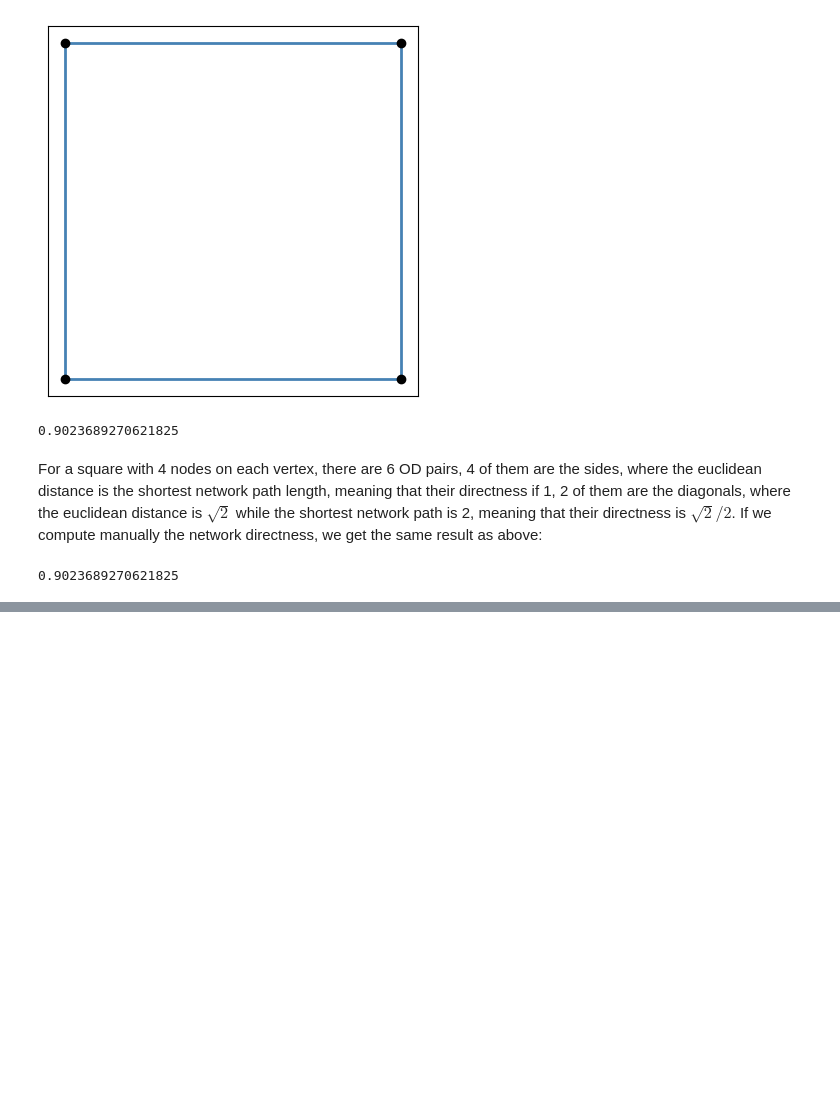
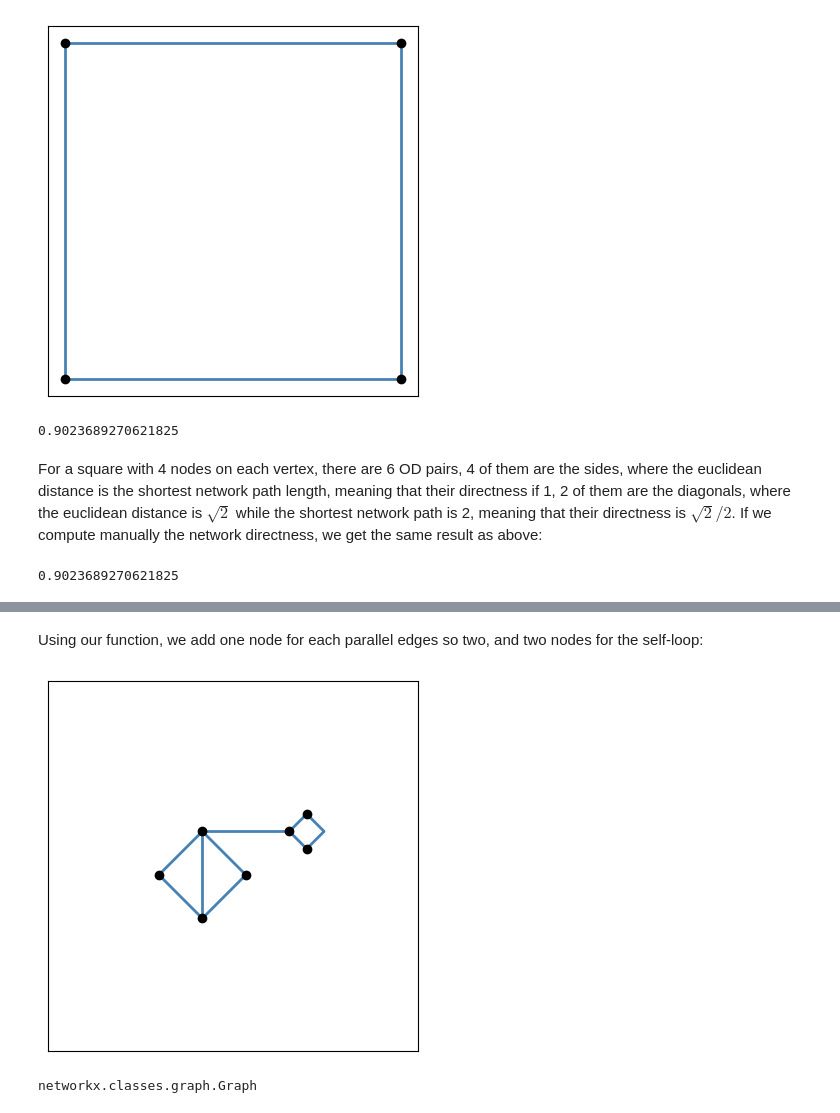
Before and after one commit to csebastiao/orderbike, a Jupyter notebook: notebooks/makeover.ipynb, the cells around one changed output, grey strips where cells are left out. Saved outputs shown, nothing was run; the diff lists cells and outputs as text; code cells hidden in the pictures; blank space fills up the shorter version.

```diff
--- a/notebooks/makeover.ipynb
+++ b/notebooks/makeover.ipynb
@@ -82,0 +161,10 @@ For a square with 4 nodes on each vertex, there are 6 OD pairs, 4 of them are th
+# %% [markdown]
+Using our function, we add one node for each parallel edges so two, and two nodes for the self-loop:
+# %%
+G = utgut.make_osmnx_compatible(G)
+G = ordut.multidigraph_to_graph(G)
+utgut.plot_graph(G, rel_buff=1.5)
+type(G)
+# %% [output]
+[figure, added]
+networkx.classes.graph.Graph
```
Also changed, not shown: parts of 42 cells of this notebook, 5 other files.
